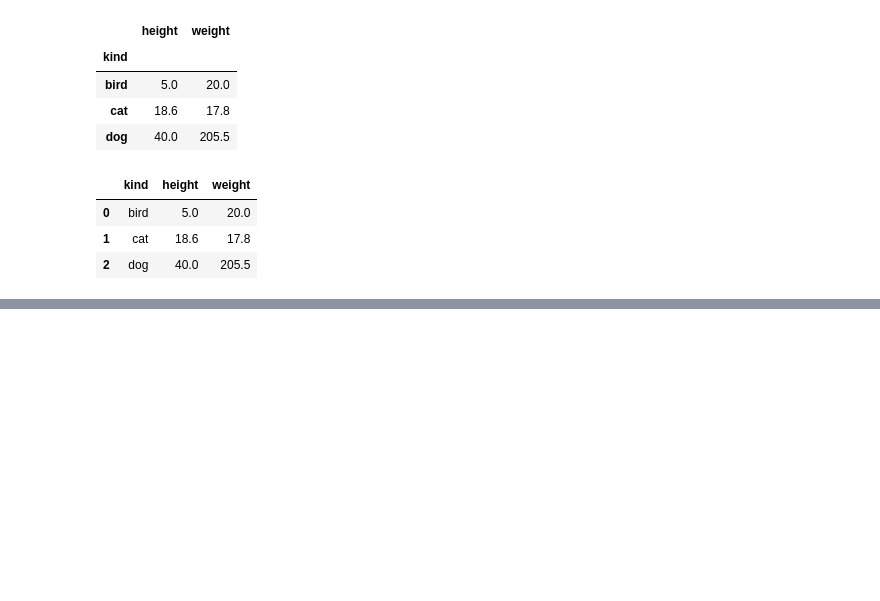
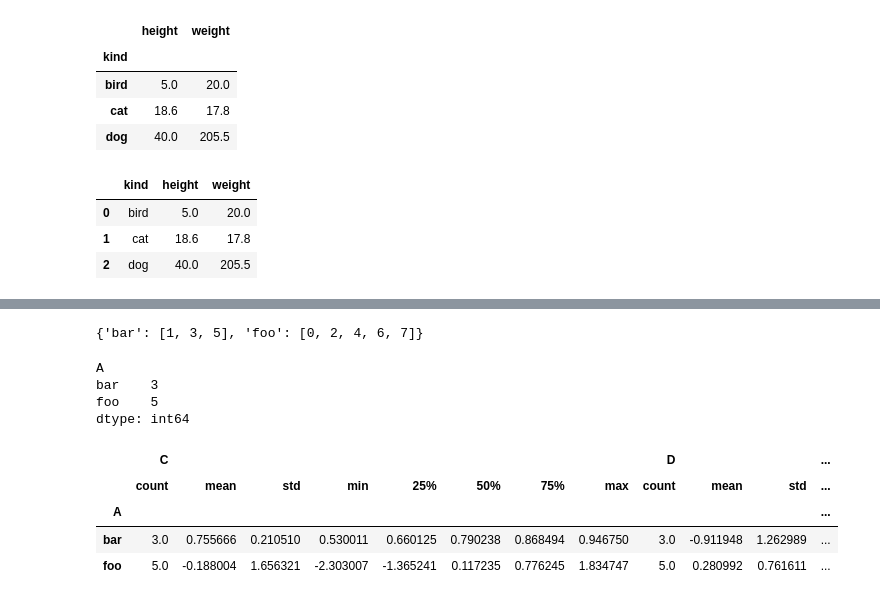
Before and after one commit to ilyak93/self-studying, a Jupyter notebook: DataEngineering/pandas/pandas_groupby.ipynb, the cells around one changed output, grey strips where cells are left out. Saved outputs shown, nothing was run; the diff lists cells and outputs as text; code cells hidden in the pictures; blank space fills up the shorter version.

```diff
--- a/DataEngineering/pandas/pandas_groupby.ipynb
+++ b/DataEngineering/pandas/pandas_groupby.ipynb
@@ -662,0 +693,19 @@ animals.groupby("kind", as_index=False).sum()
+# %%
+grouped.groups
+# %% [output]
+{'bar': [1, 3, 5], 'foo': [0, 2, 4, 6, 7]}
+# %%
+grouped.size()
+# %% [output]
+A
+bar    3
+foo    5
+dtype: int64
+# %%
+grouped.describe()
+# %% [output]
+|  | C |  |  |  |  |  |  |  | D |  |  | ... |
+|  | count | mean | std | min | 25% | 50% | 75% | max | count | mean | std | ... |
+| A |  |  |  |  |  |  |  |  |  |  |  | ... |
+| bar | 3.0 | 0.755666 | 0.210510 | 0.530011 | 0.660125 | 0.790238 | 0.868494 | 0.946750 | 3.0 | -0.911948 | 1.262989 | ... |
+| foo | 5.0 | -0.188004 | 1.656321 | -2.303007 | -1.365241 | 0.117235 | 0.776245 | 1.834747 | 5.0 | 0.280992 | 0.761611 | ... |
```
Also changed, not shown: parts of 26 cells of this notebook.
